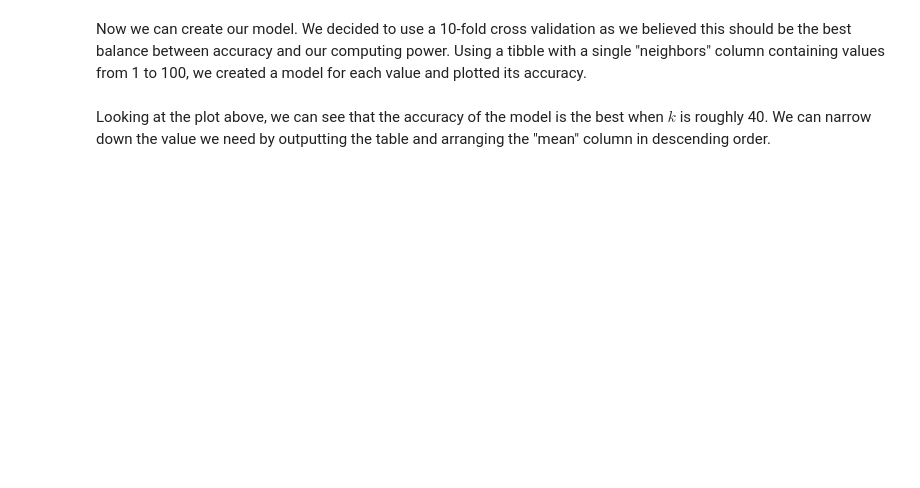
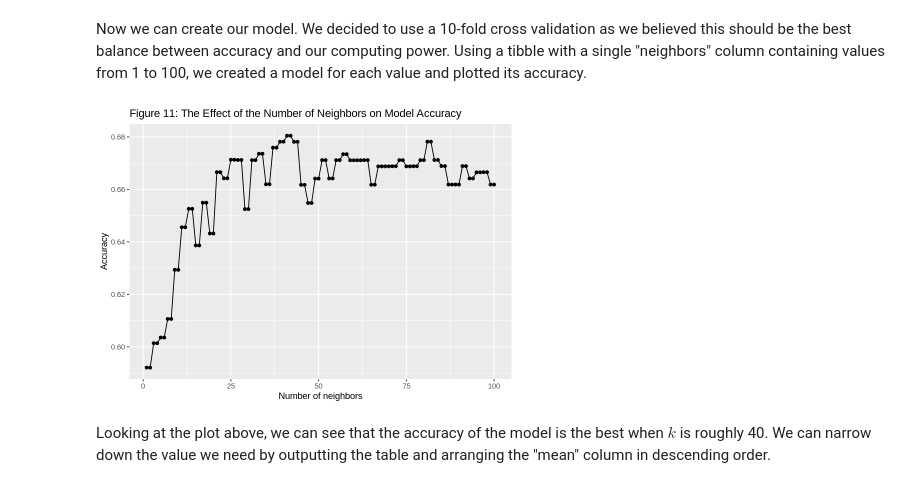
Before and after one commit to clay-arras/DSCI100GroupProject, a Jupyter notebook: DSCI100_Group30_Report.ipynb, the cells around one changed output. Drawn from its saved outputs; the diff is of its cells as text; code cells hidden in the pictures; blank space fills up the shorter version.

```diff
--- a/DSCI100_Group30_Report.ipynb
+++ b/DSCI100_Group30_Report.ipynb
@@ -255,16 +369,18 @@ tune_results <- tune_wf |>
 # %%
 options(repr.plot.width=7, repr.plot.height=5)
 
 
 k_vs_accuracy <- tune_results |>
     filter(.metric == "accuracy") |>
     ggplot(aes(neighbors, mean)) +
     geom_point() +
     geom_line() +
     labs(x = "Number of neighbors", y = "Accuracy") +
-    ggtitle("Figure 12: The Effect of the Number of Neighbors on Model Accuracy")
+    ggtitle("Figure 11: The Effect of the Number of Neighbors on Model Accuracy")
 
 k_vs_accuracy
+# %% [output]
+[figure, added]
 # %% [markdown]
 Looking at the plot above, we can see that the accuracy of the model is the best when $k$ is roughly 40. We can narrow down the value we need by outputting the table and arranging the "mean" column in descending order.
 # %%
```
Also changed, not shown: parts of 31 cells of this notebook.
